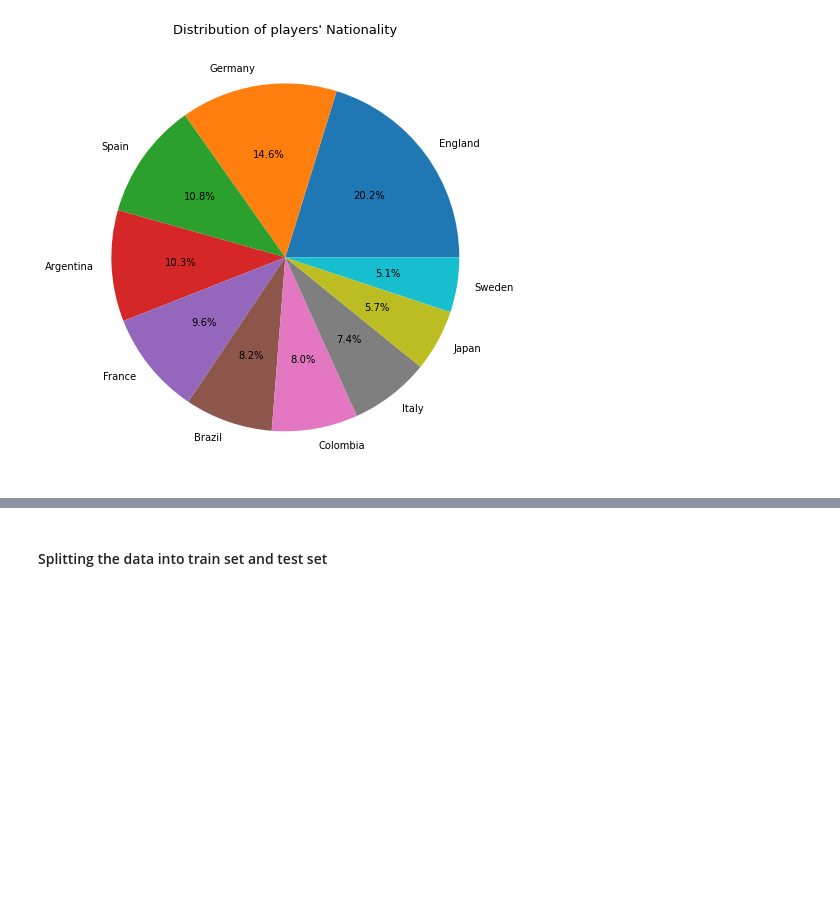
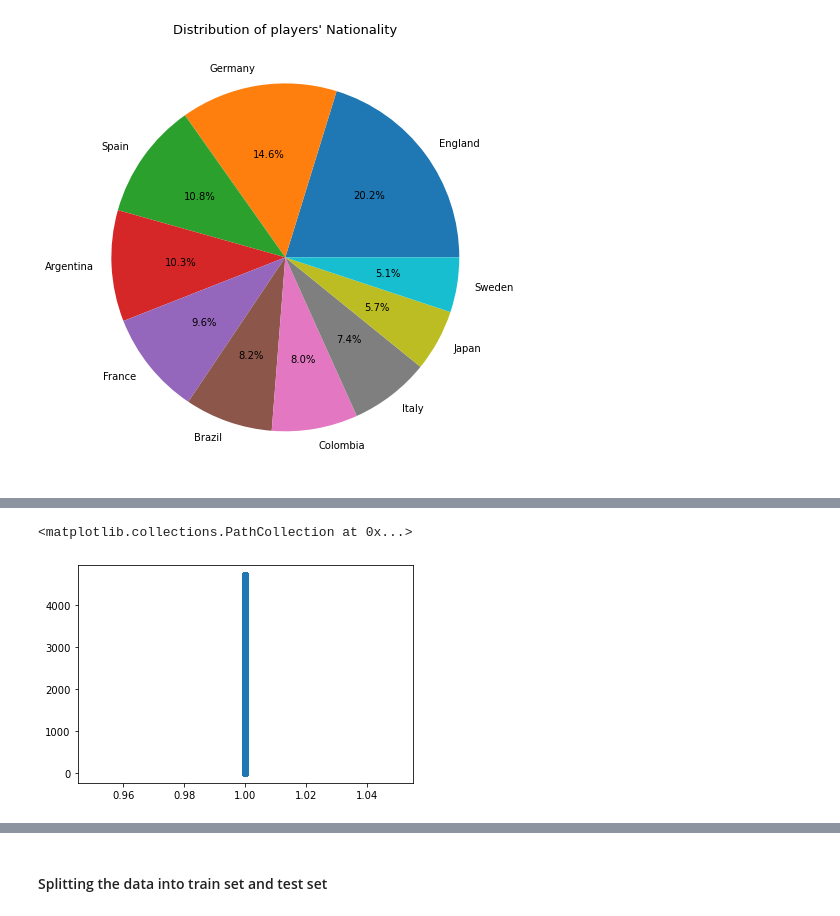
Before and after one commit to yash12888/fifa_regn, a Jupyter notebook: fifa_regression.ipynb, the cells around one changed output, grey strips where cells are left out. Saved outputs shown, nothing was run; the diff lists cells and outputs as text; code cells hidden in the pictures; blank space fills up the shorter version.

```diff
--- a/fifa_regression.ipynb
+++ b/fifa_regression.ipynb
@@ -421,0 +457,5 @@ plt.show()
+# %%
+plt.scatter(df['International Reputation'],df['Value'])
+# %% [output]
+<matplotlib.collections.PathCollection at 0x...>
+[figure, added]
```
Also changed, not shown: parts of 58 cells of this notebook.
